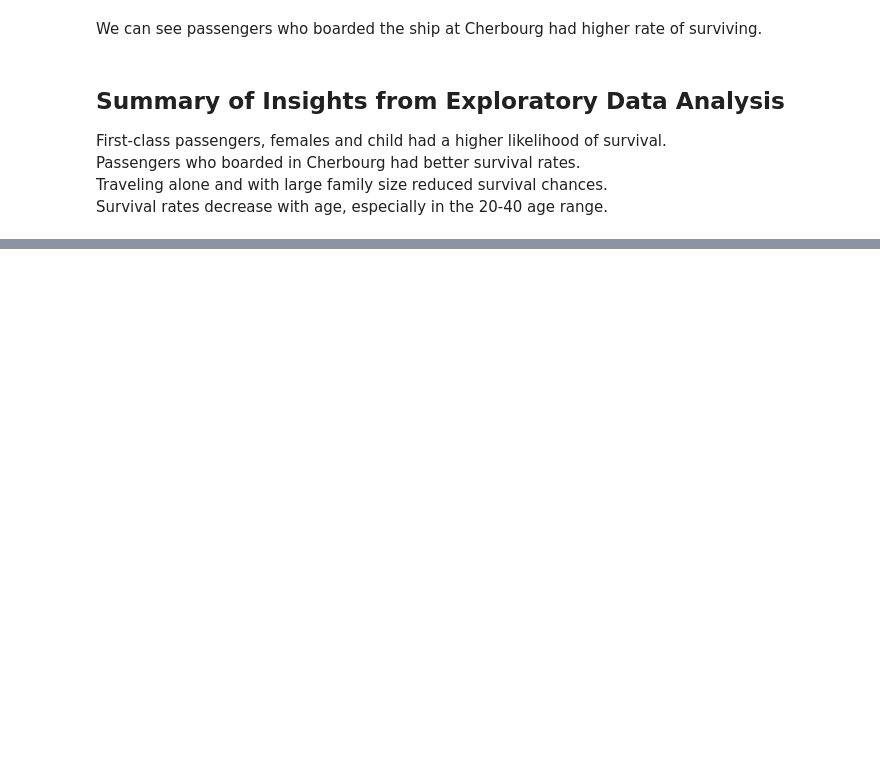
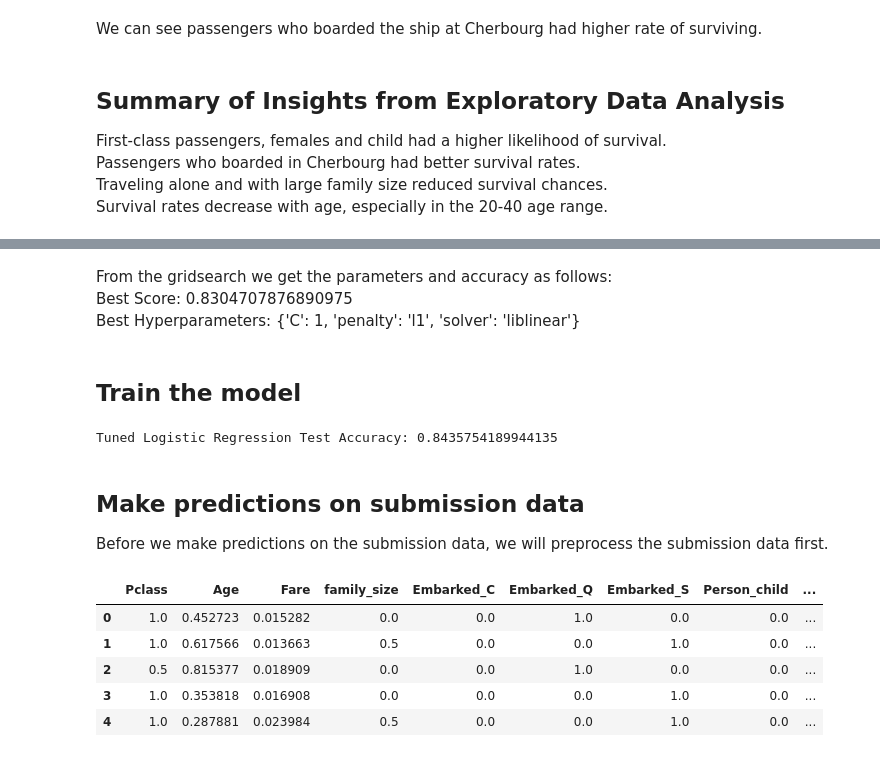
Before and after one commit to xkeyna/Data-Science-portfolio, a Jupyter notebook: titanic-eda.ipynb, the cells around one changed output, grey strips where cells are left out. Drawn from its saved outputs; the diff is of its cells as text; code cells hidden in the pictures; blank space fills up the shorter version.

```diff
--- a/titanic-eda.ipynb
+++ b/titanic-eda.ipynb
@@ -452,0 +395,33 @@ df_imputed = pd.DataFrame(imputed, columns=df_reduced.columns)
+# %%
+def preprocess_data(df):
+    """
+    Preprocess the dataframe by:
+    1. Dropping irrelevant columns
+    2. Applying label encoding to 'family_size'
+    3. Applying one-hot encoding to 'Embarked' and 'Person'
+    4. Normalizing the dataset
+    5. Imputing missing values
+
+    """
+    # Drop irrelevant columns
+    df_reduced = df.drop(['PassengerId', 'Name', 'Sex', 'SibSp', 'Parch', 'Ticket', 'Cabin'], axis=1)
+
+    # Label encoding for 'family_size'
+    mapping = {'alone': 0, 'small': 1, 'large': 2}
+    df_reduced['family_size'] = df_reduced['family_size'].map(mapping)
+
+    # One-hot encoding for 'Embarked' and 'Person'
+    df_reduced = pd.get_dummies(df_reduced, columns=['Embarked', 'Person'], dtype=int)
+
+    # Normalize the dataset
+    scaler = MinMaxScaler()
+    df_reduced = pd.DataFrame(scaler.fit_transform(df_reduced), columns=df_reduced.columns)
+
+    # Impute missing values
+    imputer = IterativeImputer(random_state=42)
+    df_reduced = pd.DataFrame(imputer.fit_transform(df_reduced), columns=df_reduced.columns)
+
+    return df_reduced
+
+# Usage
+df_reduced = preprocess_data(df)
@@ -452,0 +560,19 @@ df_imputed = pd.DataFrame(imputed, columns=df_reduced.columns)
+# %% [markdown]
+From the gridsearch we get the parameters and accuracy as follows: <br>
+Best Score: 0.8304707876890975 <br>
+Best Hyperparameters: {'C': 1, 'penalty': 'l1', 'solver': 'liblinear'}
+# %% [markdown]
+## Train the model
+# %%
+# train the model
+model_LRtuned.fit(x_train, y_train)
+# fit the model to the test data
+y_pred_LRtuned = model_LRtuned.predict(x_test)
+accuracy_LRtuned = accuracy_score(y_test, y_pred_LRtuned)
+print('Tuned Logistic Regression Test Accuracy:', accuracy_LRtuned)
+# %% [output]
+Tuned Logistic Regression Test Accuracy: 0.8435754189944135
+# %% [markdown]
+## Make predictions on submission data
+
+Before we make predictions on the submission data, we will preprocess the submission data first.
@@ -452,0 +582,13 @@ df_imputed = pd.DataFrame(imputed, columns=df_reduced.columns)
+# %%
+# preprocess the submission dataset
+df_test = cal_transform_family_size(df_test)
+df_test = add_person_column(df_test)
+df_test= preprocess_data(df_test)
+df_test.head(5)
+# %% [output]
+|  | Pclass | Age | Fare | family_size | Embarked_C | Embarked_Q | Embarked_S | Person_child | ... |
+| 0 | 1.0 | 0.452723 | 0.015282 | 0.0 | 0.0 | 1.0 | 0.0 | 0.0 | ... |
+| 1 | 1.0 | 0.617566 | 0.013663 | 0.5 | 0.0 | 0.0 | 1.0 | 0.0 | ... |
+| 2 | 0.5 | 0.815377 | 0.018909 | 0.0 | 0.0 | 1.0 | 0.0 | 0.0 | ... |
+| 3 | 1.0 | 0.353818 | 0.016908 | 0.0 | 0.0 | 0.0 | 1.0 | 0.0 | ... |
+| 4 | 1.0 | 0.287881 | 0.023984 | 0.5 | 0.0 | 0.0 | 1.0 | 0.0 | ... |
```
Also changed, not shown: parts of 45 cells of this notebook.
